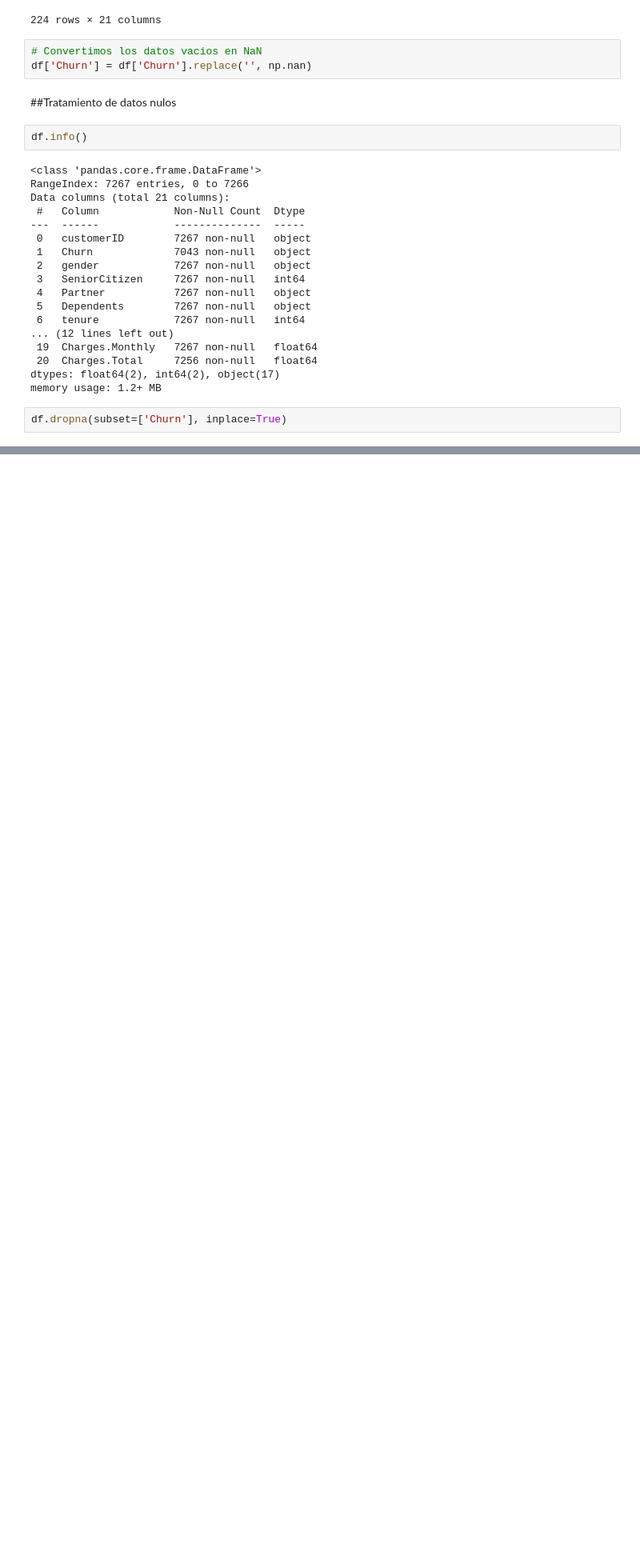
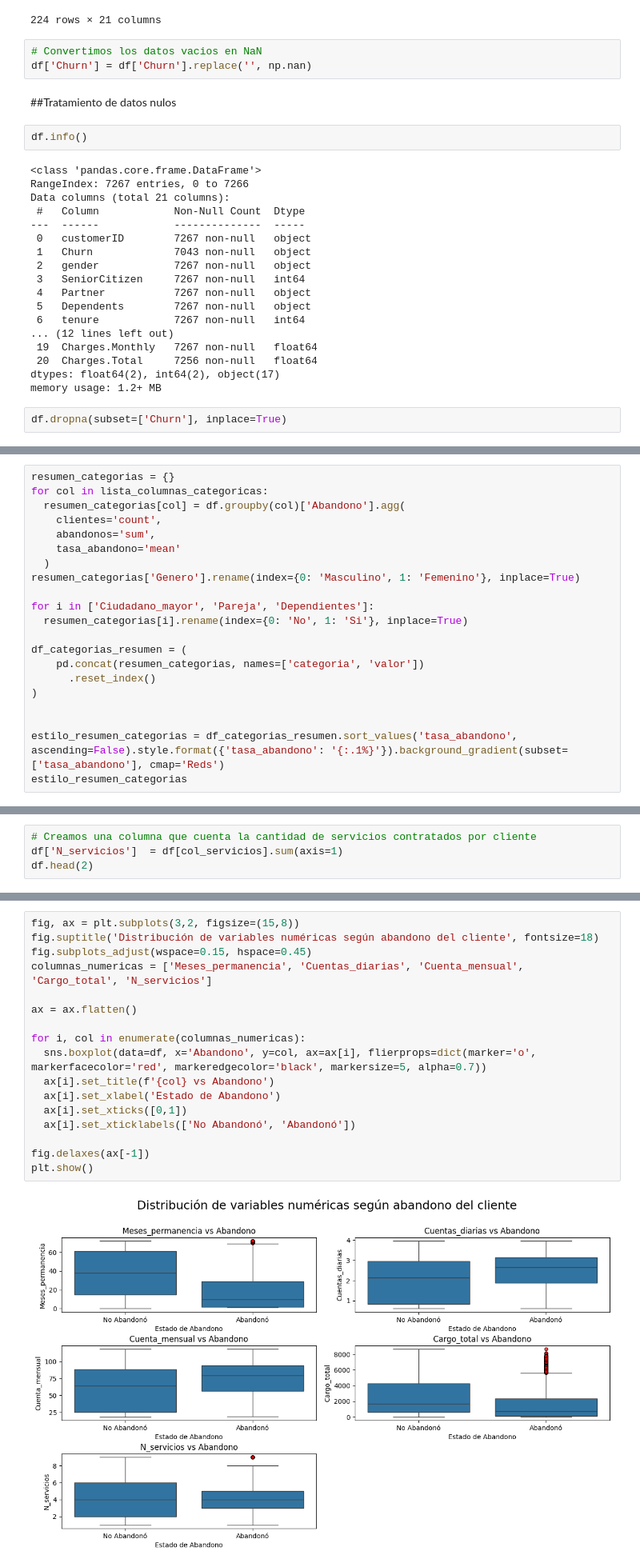
Before and after one commit to navros-fabian/Challenge-Telecom-X, a Jupyter notebook: Untitled2.ipynb, the cells around one changed output, grey strips where cells are left out. Shown at 80% size. Saved outputs shown, nothing was run; the diff lists cells and outputs as text; blank space fills up the shorter version.

```diff
--- a/Untitled2.ipynb
+++ b/Untitled2.ipynb
@@ -191,0 +430,21 @@ df.dropna(subset=['Churn'], inplace=True)
+# %%
+resumen_categorias = {}
+for col in lista_columnas_categoricas:
+  resumen_categorias[col] = df.groupby(col)['Abandono'].agg(
+    clientes='count',
+    abandonos='sum',
+    tasa_abandono='mean'
+  )
+resumen_categorias['Genero'].rename(index={0: 'Masculino', 1: 'Femenino'}, inplace=True)
+
+for i in ['Ciudadano_mayor', 'Pareja', 'Dependientes']:
+  resumen_categorias[i].rename(index={0: 'No', 1: 'Si'}, inplace=True)
+
+df_categorias_resumen = (
+    pd.concat(resumen_categorias, names=['categoria', 'valor'])
+      .reset_index()
+)
+
+
+estilo_resumen_categorias = df_categorias_resumen.sort_values('tasa_abandono', ascending=False).style.format({'tasa_abandono': '{:.1%}'}).background_gradient(subset=['tasa_abandono'], cmap='Reds')
+estilo_resumen_categorias
@@ -191,0 +632,4 @@ df.dropna(subset=['Churn'], inplace=True)
+# %%
+# Creamos una columna que cuenta la cantidad de servicios contratados por cliente
+df['N_servicios']  = df[col_servicios].sum(axis=1)
+df.head(2)
@@ -191,0 +640,19 @@ df.dropna(subset=['Churn'], inplace=True)
+# %%
+fig, ax = plt.subplots(3,2, figsize=(15,8))
+fig.suptitle('Distribución de variables numéricas según abandono del cliente', fontsize=18)
+fig.subplots_adjust(wspace=0.15, hspace=0.45)
+columnas_numericas = ['Meses_permanencia', 'Cuentas_diarias', 'Cuenta_mensual', 'Cargo_total', 'N_servicios']
+
+ax = ax.flatten()
+
+for i, col in enumerate(columnas_numericas):
+  sns.boxplot(data=df, x='Abandono', y=col, ax=ax[i], flierprops=dict(marker='o', markerfacecolor='red', markeredgecolor='black', markersize=5, alpha=0.7))
+  ax[i].set_title(f'{col} vs Abandono')
+  ax[i].set_xlabel('Estado de Abandono')
+  ax[i].set_xticks([0,1])
+  ax[i].set_xticklabels(['No Abandonó', 'Abandonó'])
+
+fig.delaxes(ax[-1])
+plt.show()
+# %% [output]
+[figure, added]
```
Also changed, not shown: parts of 87 cells of this notebook.
